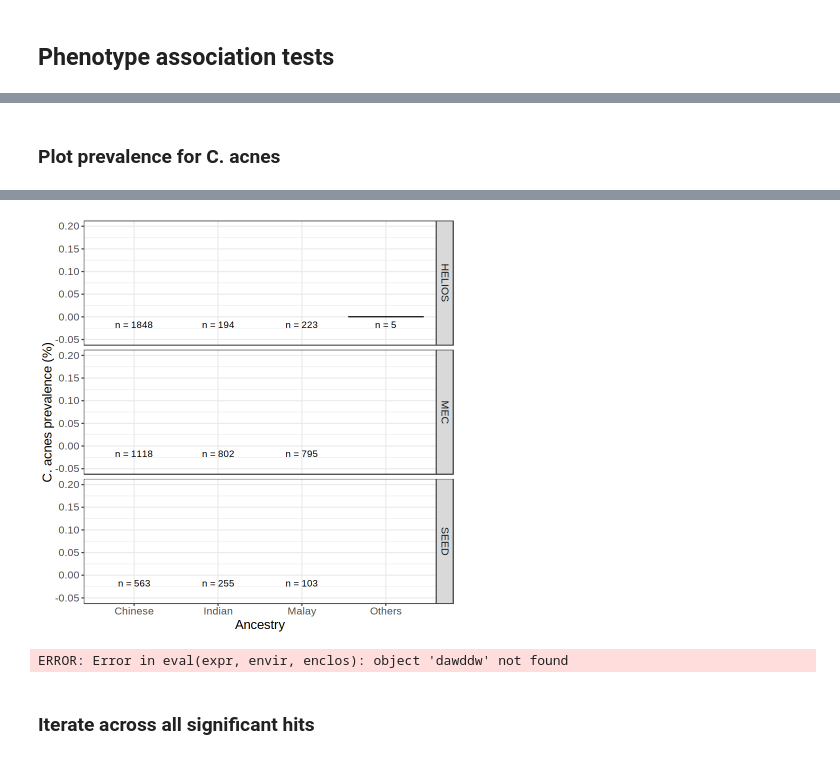
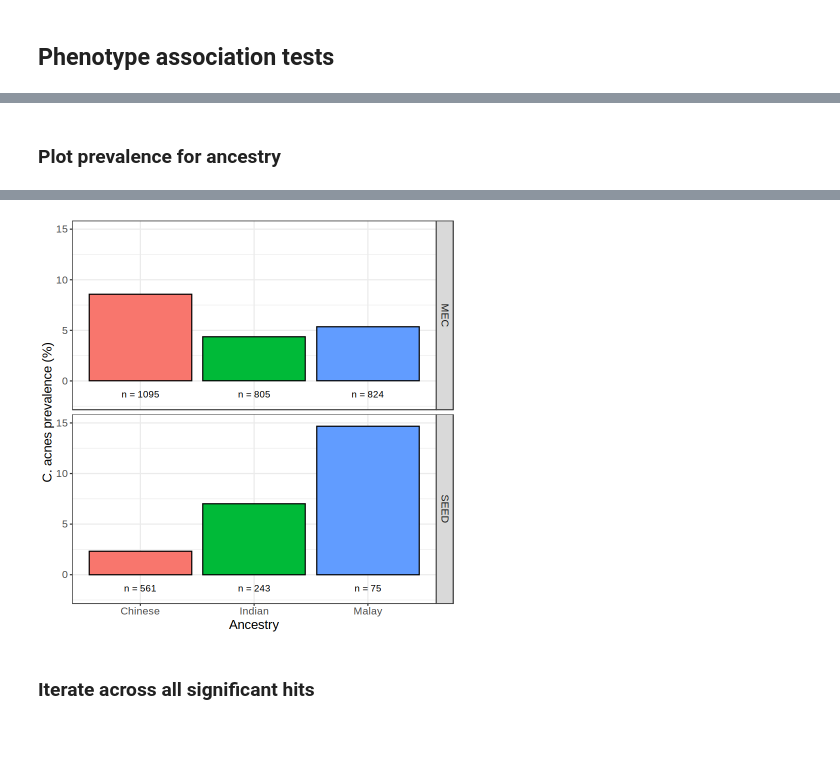
Before and after one commit to cednotsed/blood_microbial_signatures, a Jupyter notebook: analysis/phenotype_associations_simple_single_cohorts.ipynb, the cells around one changed output, grey strips where cells are left out. Cells and saved outputs as stored; diff of their text form; code cells hidden in the pictures.

```diff
--- a/analysis/phenotype_associations_simple_single_cohorts.ipynb
+++ b/analysis/phenotype_associations_simple_single_cohorts.ipynb
@@ -31,7 +31,7 @@ Loading required package: ggrepel
 ### Load  data
 # %%
 X <- fread("results/decontamination/prevalence_RA0.005_read10.csv")
-nc <- fread("results/decontamination/curated_n122_global_decontamination_stats.csv")
+nc <- fread("results/decontamination/curated_n117_global_decontamination_stats.csv")
 X <- X %>% select(all_of(c("npm_research_id", nc$taxa)))
 
 meta <- fread("data/20210125_v3_release/20210203_all_traits_v3.txt")
@@ -43,9 +43,3 @@ n <- gsub(" ", "_", n)
 colnames(meta) <- n
 
 fwrite(meta, "data/20210125_v3_release/20210203_all_traits_v3.parsed.csv")
-X_meta <- X %>%
-    left_join(meta, "npm_research_id") %>%
-    left_join(meta2, "npm_research_id") %>%
-    as_tibble()
-
-head(X_meta)
@@ -61,0 +48,11 @@ A tibble: 6 × 240
+# %%
+X_meta <- X %>%
+    left_join(meta, "npm_research_id") %>%
+    left_join(meta2, "npm_research_id") %>%
+    filter(date_blood == date_biomarker) %>%
+    filter(date_blood != "",
+           !is.na(date_blood),
+           !is.na(date_biomarker),
+           date_biomarker != "") %>%
+    as_tibble()
+dim(X_meta)
@@ -97,6 +94,6 @@ cont_list <- c("age", "bmi", "tc_mmol_l", "tg_mmol_l",
 # %%
 cohort_list <- unique(X_meta$site_supplying_sample)
-cohort_list <- cohort_list[cohort_list != "SSMP"]
+# cohort_list <- cohort_list[cohort_list != "SSMP"]
 cohort_list
 
 n_comparisons <- length(cohort_list) * length(taxon_list) * (length(categorical_list) + length(cont_list))
@@ -341,14 +273,13 @@ fwrite(final, "results/phenotype_associations/phenotype_association_results_simp
 # %% [markdown]
-### Plot prevalence for C. acnes
+### Plot prevalence for ancestry
 # %%
 taxon <- "Cutibacterium acnes"
 n_df <- X_meta %>%
     group_by(genetic_ancestry, site_supplying_sample) %>%
     summarise(n_total = n())
 
-cohorts_of_interest <- res_filt %>%
-    filter(taxa == taxon,
-           p.adj < 0.05)
+cohorts_of_interest <- final %>%
+    filter(taxa == taxon)
 cohorts_of_interest <- unique(cohorts_of_interest$cohort)
 
 X_meta %>%
@@ -371,16 +302,13 @@ X_meta %>%
                  position = "dodge",
                  color = "black") +
         labs(x = "Ancestry", y = "C. acnes prevalence (%)") +
-#         geom_text(aes(y = prop, label = n),
-#                   vjust = 0,
-#                   color = "red") +
-        geom_text(aes(y = -0.01, label = paste0("n = ", n_total)),
+        geom_text(aes(y = -1, label = paste0("n = ", n_total)),
                   vjust = 1,
                   color = "black") +
         theme_bw() +
         theme(legend.position = "none",
               text = element_text(size = 15)) +
-        ylim(-0.05, 0.2)
+        ylim(-2, 15)
 
 taxon_save_name <- paste0(taxon, collapse = "_")
 ggsave(str_glue("results/phenotype_associations/separate_simple_plots/{taxon_save_name}.genetic_ancestry.png"),
@@ -396,8 +320,4 @@ Warning message:
-[figure, old version]
+[figure, new version]
-# %%
-dawddw
-# %% [output]
-ERROR: Error in eval(expr, envir, enclos): object 'dawddw' not found
 # %% [markdown]
 ### Iterate across all significant hits
 # %%
```
Also changed, not shown: parts of 15 cells of this notebook, 10 other files.
